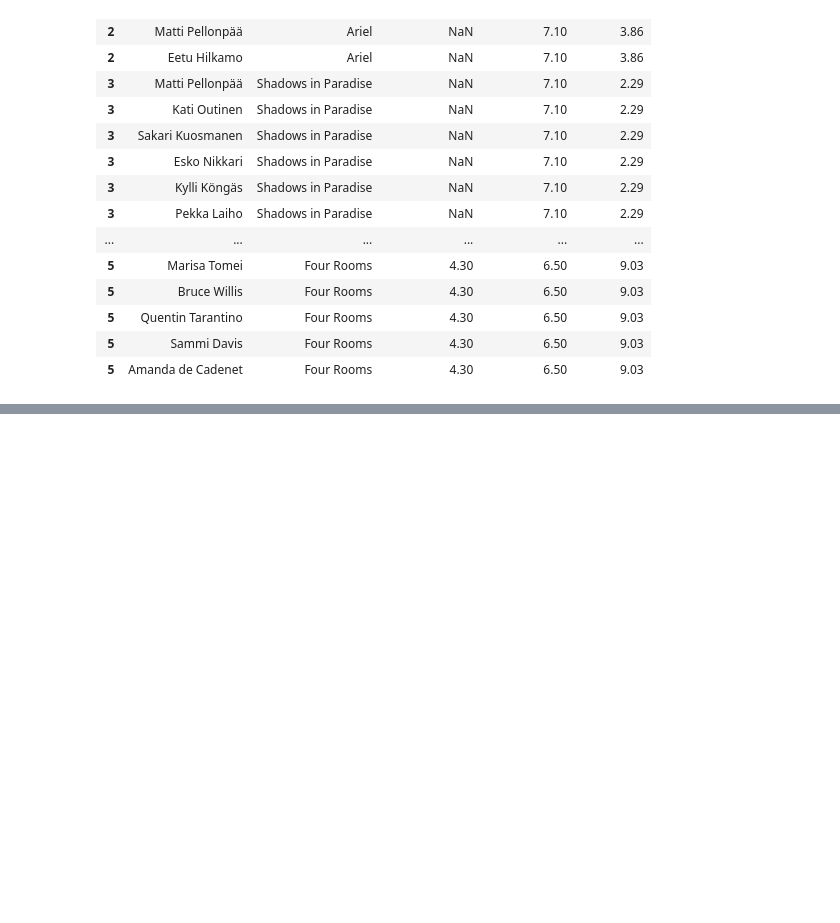
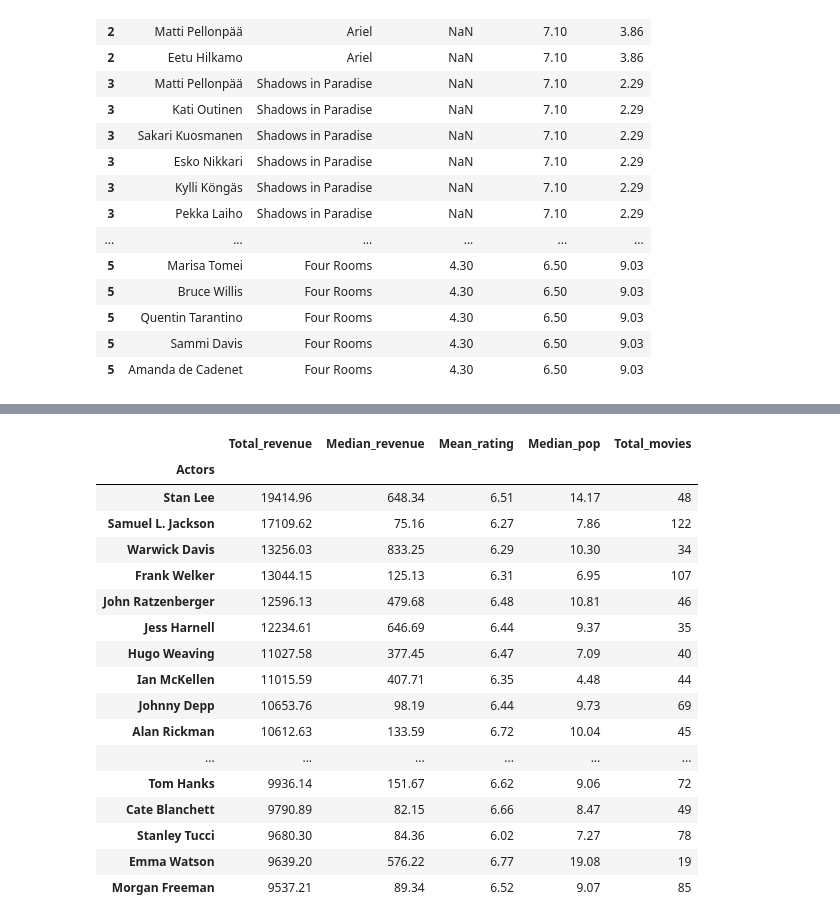
Before and after one commit to RochaErik/DS-MoviesProject, a Jupyter notebook: DS-MoviesProject.ipynb, the cells around one changed output, grey strips where cells are left out. Saved outputs shown, nothing was run; the diff lists cells and outputs as text; code cells hidden in the pictures; blank space fills up the shorter version.

```diff
--- a/DS-MoviesProject.ipynb
+++ b/DS-MoviesProject.ipynb
@@ -1171,0 +1237,21 @@ act.head(20)
+# %%
+actors_data.nlargest(20, 'Total_revenue')
+# %% [output]
+|  | Total_revenue | Median_revenue | Mean_rating | Median_pop | Total_movies |
+| Actors |  |  |  |  |  |
+| Stan Lee | 19414.96 | 648.34 | 6.51 | 14.17 | 48 |
+| Samuel L. Jackson | 17109.62 | 75.16 | 6.27 | 7.86 | 122 |
+| Warwick Davis | 13256.03 | 833.25 | 6.29 | 10.30 | 34 |
+| Frank Welker | 13044.15 | 125.13 | 6.31 | 6.95 | 107 |
+| John Ratzenberger | 12596.13 | 479.68 | 6.48 | 10.81 | 46 |
+| Jess Harnell | 12234.61 | 646.69 | 6.44 | 9.37 | 35 |
+| Hugo Weaving | 11027.58 | 377.45 | 6.47 | 7.09 | 40 |
+| Ian McKellen | 11015.59 | 407.71 | 6.35 | 4.48 | 44 |
+| Johnny Depp | 10653.76 | 98.19 | 6.44 | 9.73 | 69 |
+| Alan Rickman | 10612.63 | 133.59 | 6.72 | 10.04 | 45 |
+| ... | ... | ... | ... | ... | ... |
+| Tom Hanks | 9936.14 | 151.67 | 6.62 | 9.06 | 72 |
+| Cate Blanchett | 9790.89 | 82.15 | 6.66 | 8.47 | 49 |
+| Stanley Tucci | 9680.30 | 84.36 | 6.02 | 7.27 | 78 |
+| Emma Watson | 9639.20 | 576.22 | 6.77 | 19.08 | 19 |
+| Morgan Freeman | 9537.21 | 89.34 | 6.52 | 9.07 | 85 |
```
Also changed, not shown: parts of 11 cells of this notebook.
